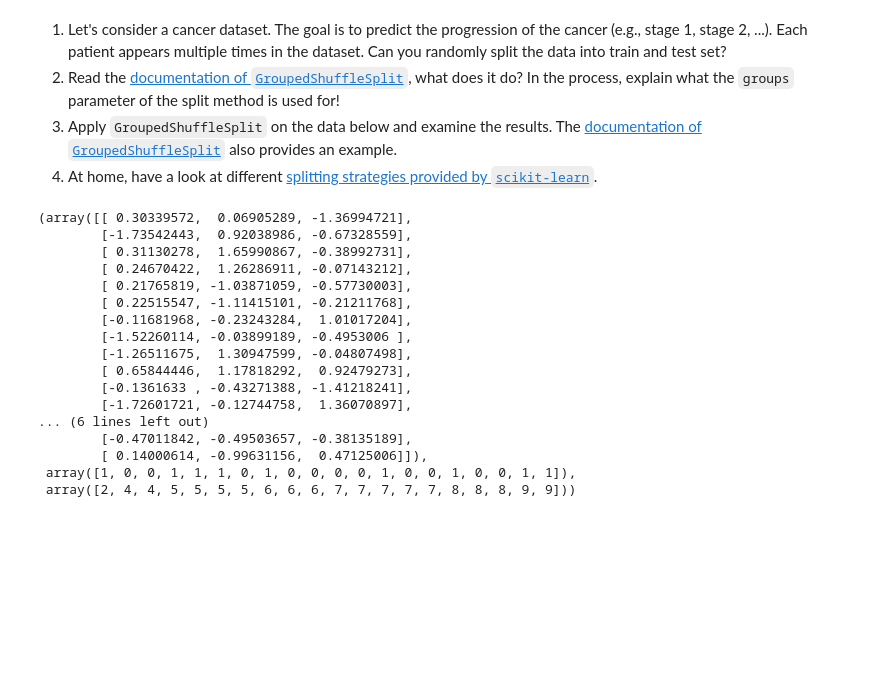
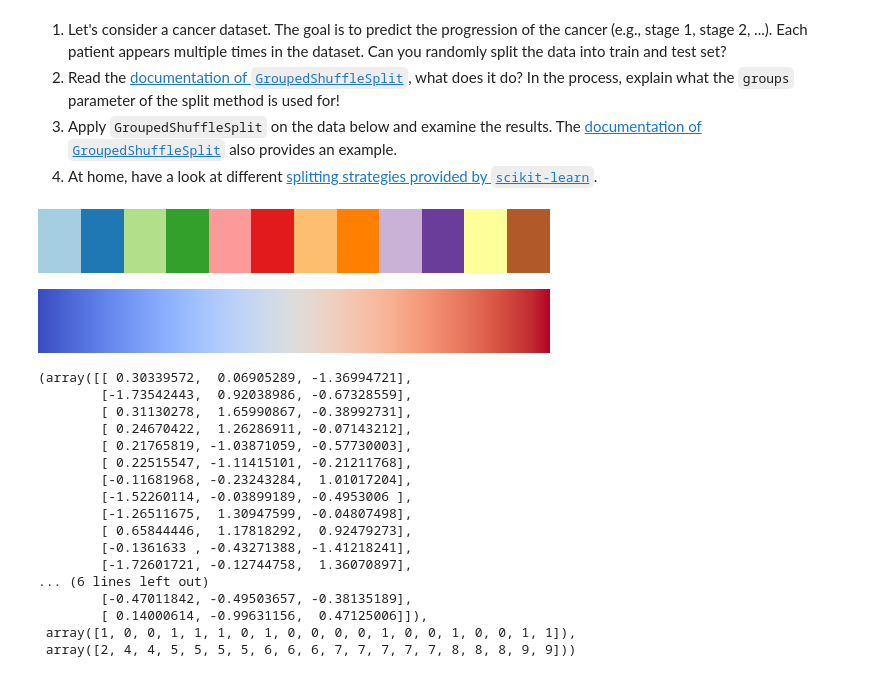
Before and after one commit to luimui/DataScience, a Jupyter notebook: exercise_04.ipynb, the cells around one changed output. Saved outputs shown, nothing was run; the diff lists cells and outputs as text; code cells hidden in the pictures; blank space fills up the shorter version.

```diff
--- a/exercise_04.ipynb
+++ b/exercise_04.ipynb
@@ -76,6 +225,14 @@ y = rng.choice([0,1], n_points)
 group_prior = rng.dirichlet([2] * 10)
 # assign a group [0,...,9] to each of the 20 points
 groups = np.repeat(np.arange(10), rng.multinomial(n_points, group_prior))
+# %%
+cmap_data
+# %% [output]
+[figure, added]
+# %%
+cmap_cv
+# %% [output]
+[figure, added]
 # %%
 # use X, y, groups and apply Grouped
 X, y, groups
```
Also changed, not shown: parts of 14 cells of this notebook.
